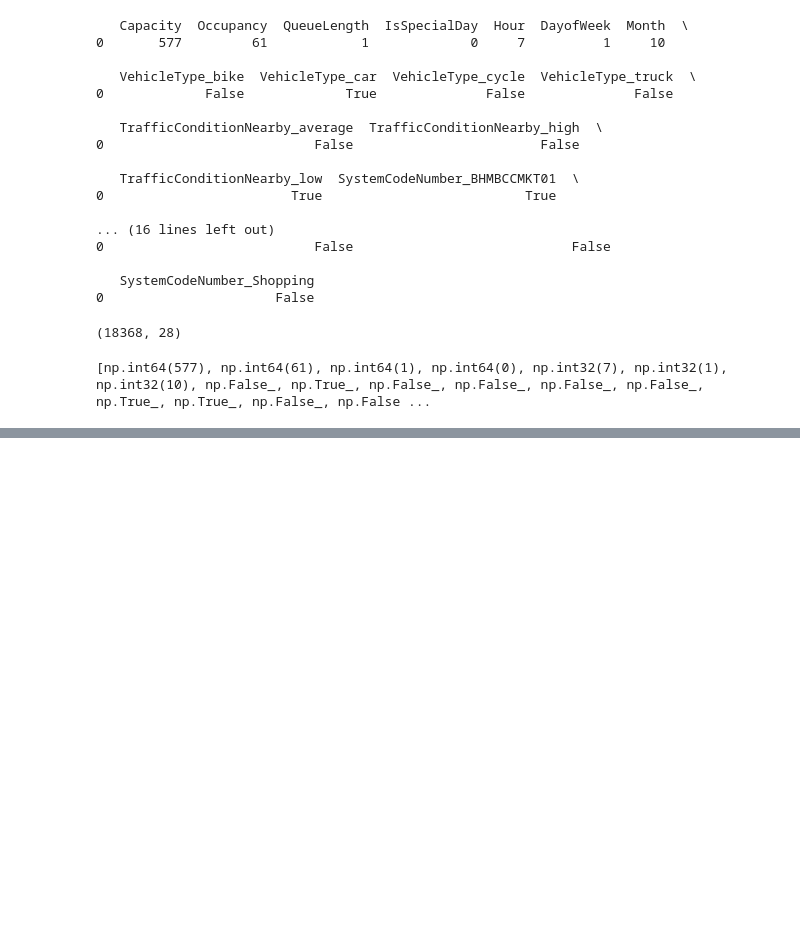
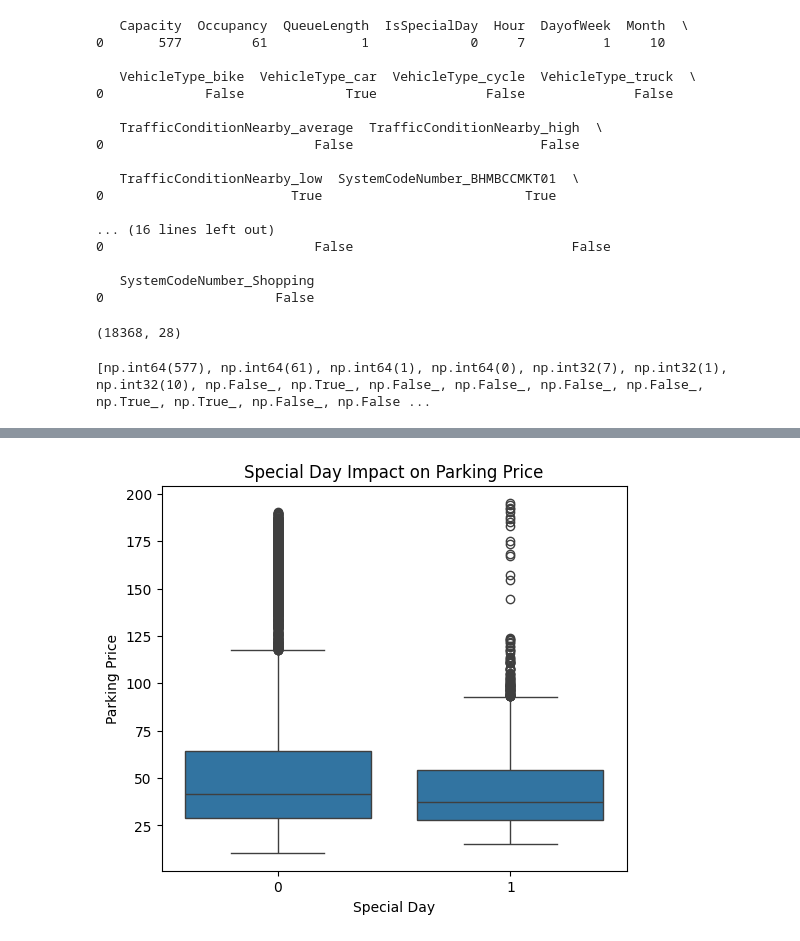
Before and after one commit to RajatSingh02160/prize_predictor_app, a Jupyter notebook: notebook/dynamic_pricing.ipynb, the cells around one changed output, grey strips where cells are left out. Drawn from its saved outputs; the diff is of its cells as text; code cells hidden in the pictures; blank space fills up the shorter version.

```diff
--- a/notebook/dynamic_pricing.ipynb
+++ b/notebook/dynamic_pricing.ipynb
@@ -314,0 +344,14 @@ print(list(x.iloc[0].values))
+# %%
+plt.figure(figsize=(6,5))
+
+sns.boxplot(x=df["IsSpecialDay"], y=df["price"])
+
+plt.title("Special Day Impact on Parking Price")
+plt.xlabel("Special Day")
+plt.ylabel("Parking Price")
+
+plt.savefig("../app/static/images/specialday_price.png")
+
+plt.show()
+# %% [output]
+[figure, added]
```
Also changed, not shown: parts of 8 cells of this notebook, 6 other files.
